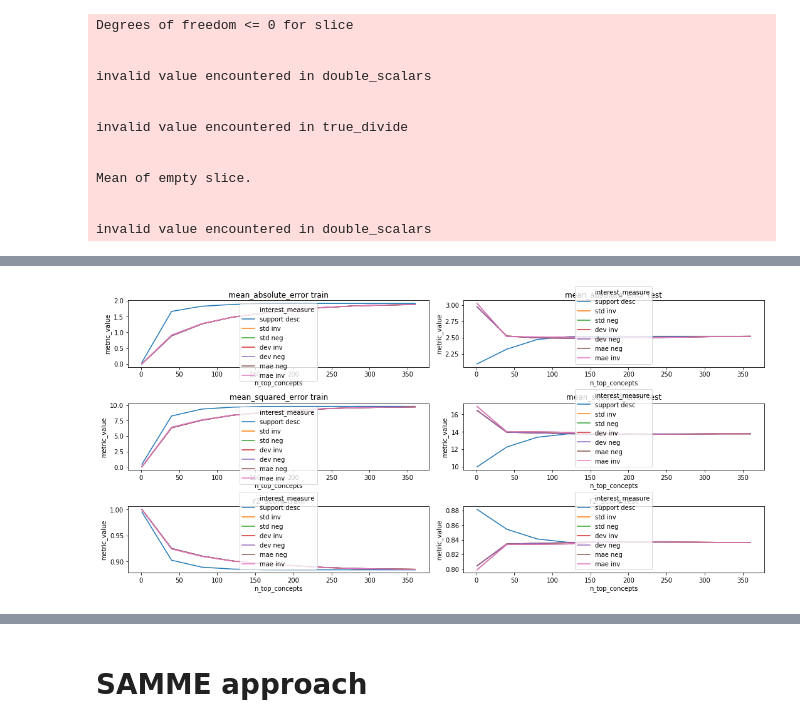
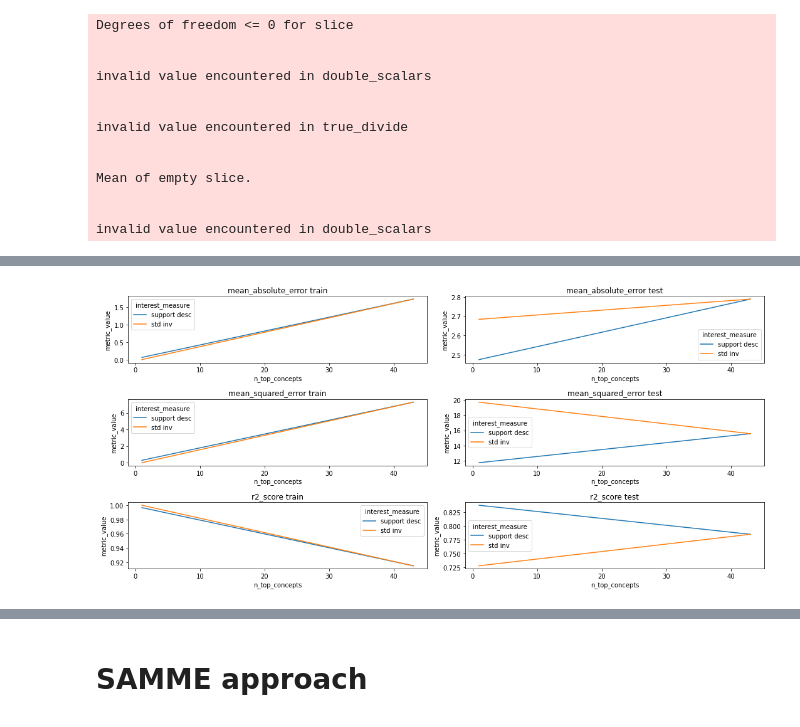
Before and after one commit to EgorDudyrev/FCA_BB_interpret, a Jupyter notebook: notebooks/2020.10.14-Testing_Weights.ipynb, the cells around one changed output, grey strips where cells are left out. Cells and saved outputs as stored; diff of their text form; code cells hidden in the pictures.

Commit message:
Add some boosting algorithm for FCA weights

```diff
--- a/notebooks/2020.10.14-Testing_Weights.ipynb
+++ b/notebooks/2020.10.14-Testing_Weights.ipynb
@@ -293,12 +305,14 @@ def train_rflr(fm, cntx_train, y_train, algo, A_train=None, metric='mean_y_true'
 # %%
-def balance_weights(fm, W):
+def balance_weights(fm, W, use_MI=False):
     W1 = W.copy()
     cncpts_dict = {c.get_id():c for c in fm.get_concepts()}
     for c_idx in range(len(fm.get_concepts())-1,-1,-1):
         if W1[c_idx]==0:
             c = cncpts_dict[c_idx]
+            mi_weights = np.array([c._metrics['std_y_true']-fm.get_concept_by_id(ln_id)._metrics['std_y_true']
+                          for ln_id in c._low_neighbs] if use_MI else np.ones(len(c._low_neighbs)))
             ln_weights = W1[list(c._low_neighbs)]
-            W1[c_idx] = ln_weights.mean()
+            W1[c_idx] = (ln_weights*mi_weights).sum()/mi_weights.sum()
     return W1
 # %%
 from sklearn.linear_model import Ridge
@@ -399,3 +405,0 @@ Wall time: 58min 21s
-# %%
-for c in tqdm(fm_mv.get_concepts()):
-    c._extent = mvcntx_train.get_extent(c.get_intent(), verb=True)
@@ -437,8 +447,8 @@ measure_funcs = {
     'mae': lambda c: c._metrics['mae'] if c._metrics['mae']>0 else 1e-9,
     'mae neg': lambda c: -c._metrics['mae'] if c._metrics['mae']>0 else 1e-9,
     'mae inv': lambda c: 1/(1+c._metrics['mae']),
-    #'stability asc': lambda c: fcai.get_not_none(c._metrics['log_stab_min_bound'],0),
-    #'stability desc': lambda c: -fcai.get_not_none(c._metrics['log_stab_min_bound'],1),
+    'stability asc': lambda c: fcai.get_not_none(c._metrics['log_stab_min_bound'],0),
+    'stability desc': lambda c: -fcai.get_not_none(c._metrics['log_stab_min_bound'],1),
 }
 # %%
 n_max_objects = A_train.sum(0).max() #max([len(c_ids) for g, c_ids in fm_mv.trace_context(mvcntx_train)[0].items()])
@@ -483,18 +493,22 @@ del cdss
 cds['interest_measure'] = [x.split('_')[0].split('=')[1] for x in cds['type']]
 cds['aggfunc'] = [x.split('_')[1].split('=')[1] for x in cds['type']]
 cds['n_top_concepts'] = [int(x.split('_')[2].split('=')[1]) for x in cds['type']]
+# %%
+cds_ = cds[~cds['interest_measure'].isin(['dev','mae','stability asc','stability desc','std','support_asc',
+                                         'mae inv','mae neg','dev neg','dev inv','std neg'])]
 # %%
 plt.figure(figsize=(15,7))
-for m_idx, m in enumerate([m for m in cds['metric'].unique()]):
+for m_idx, m in enumerate([m for m in cds_['metric'].unique()]):
     for ds_idx, ds_type in enumerate(['train','test']):
         plt.subplot(3,2,m_idx*2+ds_idx+1)
         sns.lineplot(x='n_top_concepts', y='metric_value', hue='interest_measure',
-                     data=cds[(cds['aggfunc']=='mean')&(cds['metric']==m)&(cds['ds']==ds_type)&
-                             (~cds['interest_measure'].isin(['mae','dev','std','support asc']))]
+                     data=cds_[(cds_['aggfunc']=='mean')&(cds_['metric']==m)&(cds_['ds']==ds_type)&
+                             (~cds_['interest_measure'].isin(['mae','dev','std','support asc']))&
+                              (cds_['n_top_concepts']<50)]
                     )
         plt.title(f"{m} {ds_type}")
 
 plt.tight_layout()
 plt.show()
 # %% [output]
-[figure, old version]
+[figure, new version]
```
Also changed, not shown: parts of 34 cells of this notebook.
